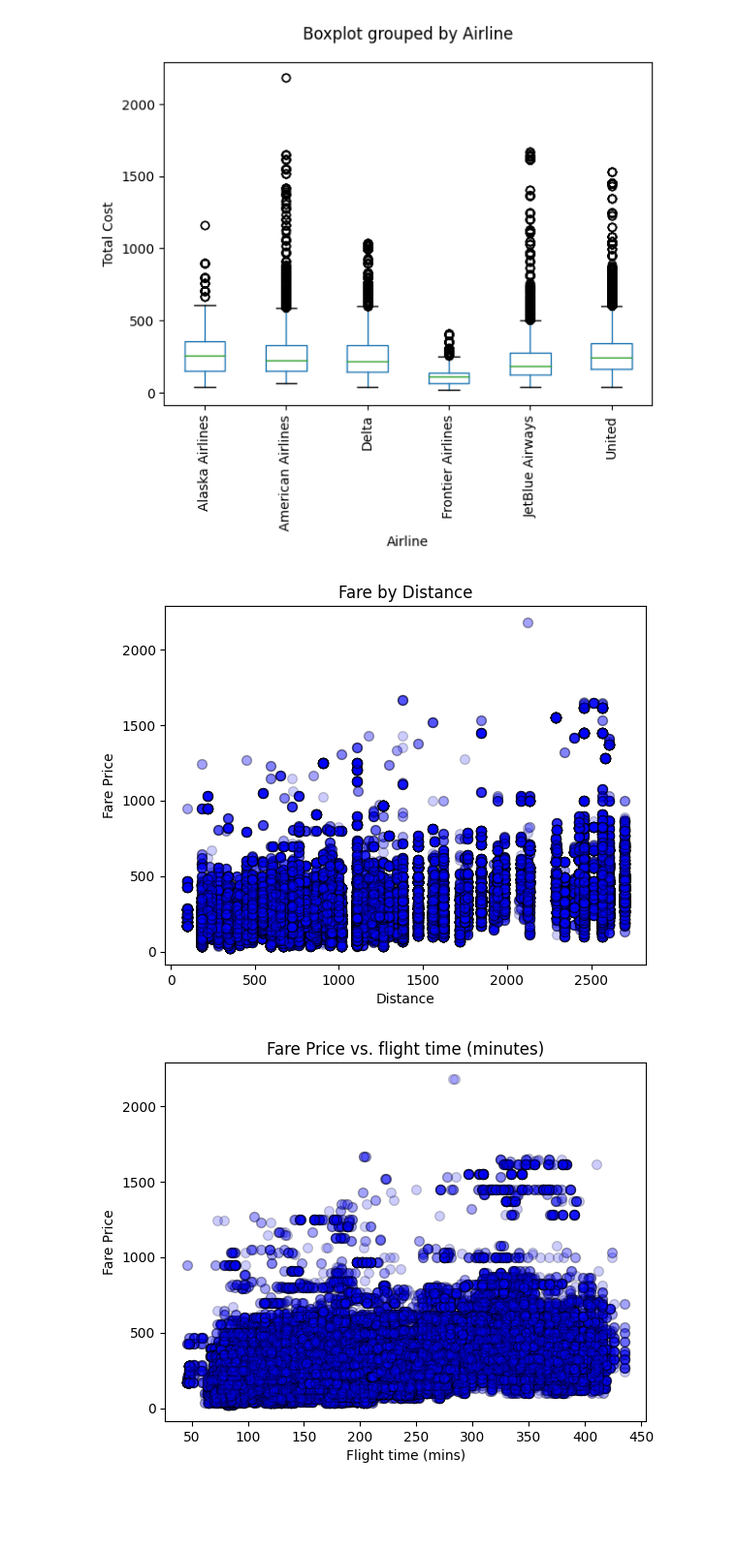
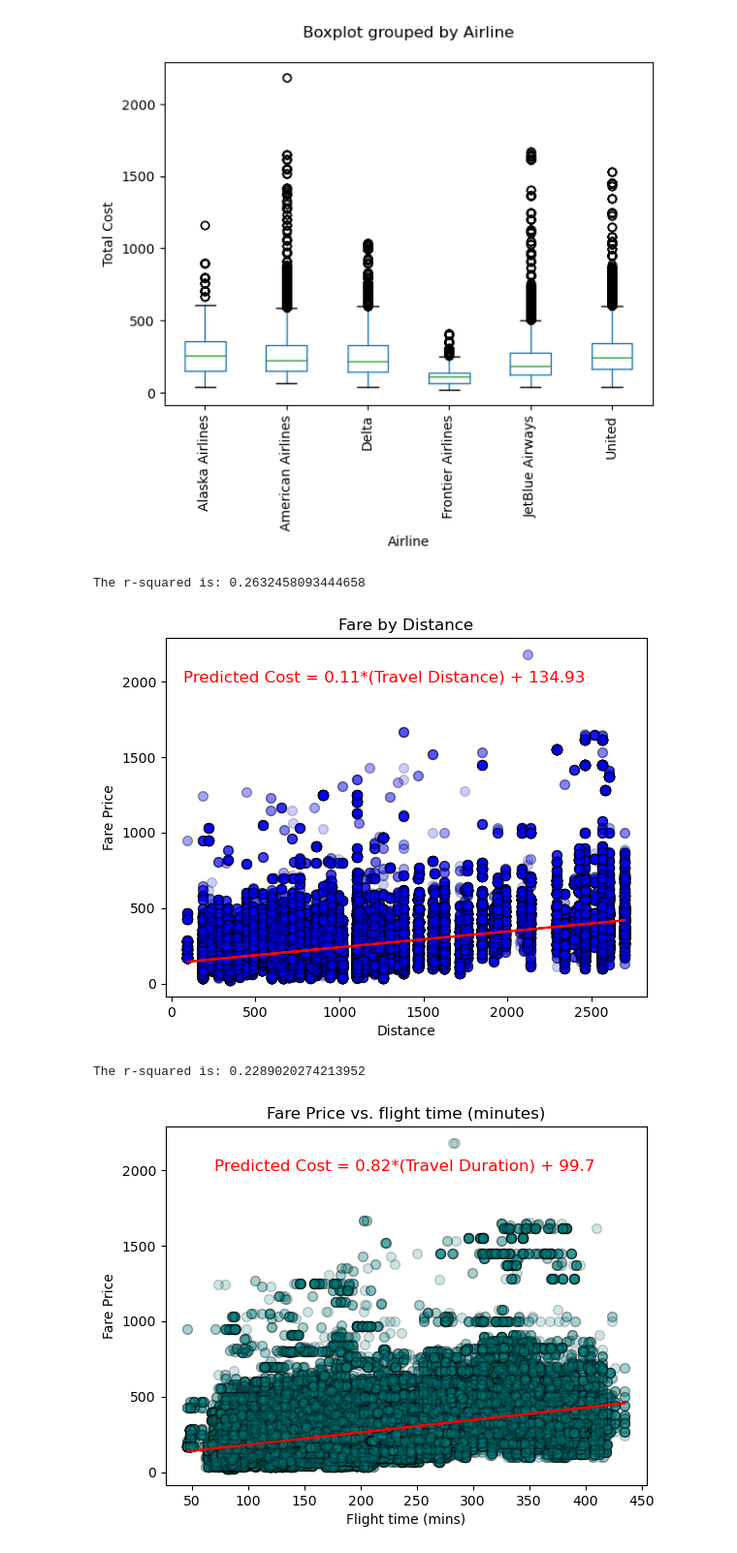
Before and after one commit to Muntasir-Murad/Predicting-Flight-Prices-Based-on-Various-Criteria, a Jupyter notebook: flight.ipynb, the cells around one changed output. Shown at 97% size. Saved outputs shown, nothing was run; the diff lists cells and outputs as text; code cells hidden in the pictures; blank space fills up the shorter version.

```diff
--- a/flight.ipynb
+++ b/flight.ipynb
@@ -99,6 +104,8 @@ clean_df = clean_df.rename(columns={'searchDate' : 'Search Date', 'flightDate' :
 	                                "arrivalTime" : "Arrival Time", "segmentsAirlineName": "Airline", "segmentsDurationInSeconds": "Length of Flight (seconds)",
                                     "segmentsCabinCode" : "Cabin Type"
                                     })
+clean_df['Timestamp'] = pd.to_datetime(clean_df['Departure Time']).dt.strftime('%Y-%m-%d %I:%M:%S %p')
+
 clean_df.head()
 # %% [output]
 |  | Search Date | Flight Date | Departure Airport | Arrival Airport | Base Cost | Total Cost | Remaining Seats | ... |
@@ -127,7 +117,11 @@ dtype: object
 # %%
+# Converting data types
+
 clean_df["Search Date"] = pd.to_datetime(clean_df["Search Date"], errors='coerce')
 clean_df["Flight Date"] = pd.to_datetime(clean_df["Flight Date"], errors='coerce')
 clean_df["Departure Time"] = pd.to_datetime(clean_df["Departure Time"], errors='coerce')
-
-clean_df.dtypes
+clean_df["Timestamp"] = pd.to_datetime(clean_df["Timestamp"], errors='coerce')
+clean_df['AM/PM'] = clean_df['Timestamp'].dt.strftime('%I %p')
+clean_df["Day of the week"] = clean_df["Timestamp"].dt.day_name()
+clean_df.head()
 # %% [output]
@@ -327,21 +291,39 @@ plt.scatter(x_values,y_values, c ="blue", linewidths = 1, marker ="o", edgecolor
 plt.title('Fare by Distance')
 plt.ylabel('Fare Price')
 plt.xlabel('Distance')
+
+(slope, intercept, rvalue, pvalue, stderr) = linregress(x_values, y_values)
+regress_values = x_values * slope + intercept
+line_eq = "Predicted Cost = " + str(round(slope,2)) + "*(Travel Distance) + " + str(round(intercept,2))
+correlation = st.pearsonr(x_values, y_values)
+plt.plot(x_values,regress_values,"r-")
+plt.annotate(line_eq,(70,2000), fontsize=12,color="red")
+print(f"The r-squared is: {rvalue**2}")
 plt.show()
 # %% [output]
+The r-squared is: 0.2632458093444658
-[figure, old version]
+[figure, new version]
 # %%
 
 #Scatter plot of flight length vs time:
-y_price = clean_df['Total Cost']
-x_time = clean_df['Length of Flight (mins)']
-plt.scatter(x_time,y_price, c ="b", linewidths = 1, marker ="o", edgecolor ="black", s = 50, alpha=0.2)
+y_values = clean_df['Total Cost']
+x_values = clean_df['Length of Flight (mins)']
+plt.scatter(x_values,y_values, c ="teal", linewidths = 1, marker ="o", edgecolor ="black", s = 50, alpha=0.2)
 plt.title('Fare Price vs. flight time (minutes)')
 plt.ylabel('Fare Price')
 plt.xlabel('Flight time (mins)')
+
+(slope, intercept, rvalue, pvalue, stderr) = linregress(x_values, y_values)
+regress_values = x_values * slope + intercept
+line_eq = "Predicted Cost = " + str(round(slope,2)) + "*(Travel Duration) + " + str(round(intercept,2))
+correlation = st.pearsonr(x_values, y_values)
+plt.plot(x_values,regress_values,"r-")
+plt.annotate(line_eq,(70,2000), fontsize=12,color="red")
+print(f"The r-squared is: {rvalue**2}")
 plt.show()
 # %% [output]
+The r-squared is: 0.2289020274213952
-[figure, old version]
+[figure, new version]
 # %%
 #Scatter plot of variables:
 sfo = clean_df.loc[clean_df['Departure Airport']=='SFO']
```
Also changed, not shown: parts of 21 cells of this notebook.
